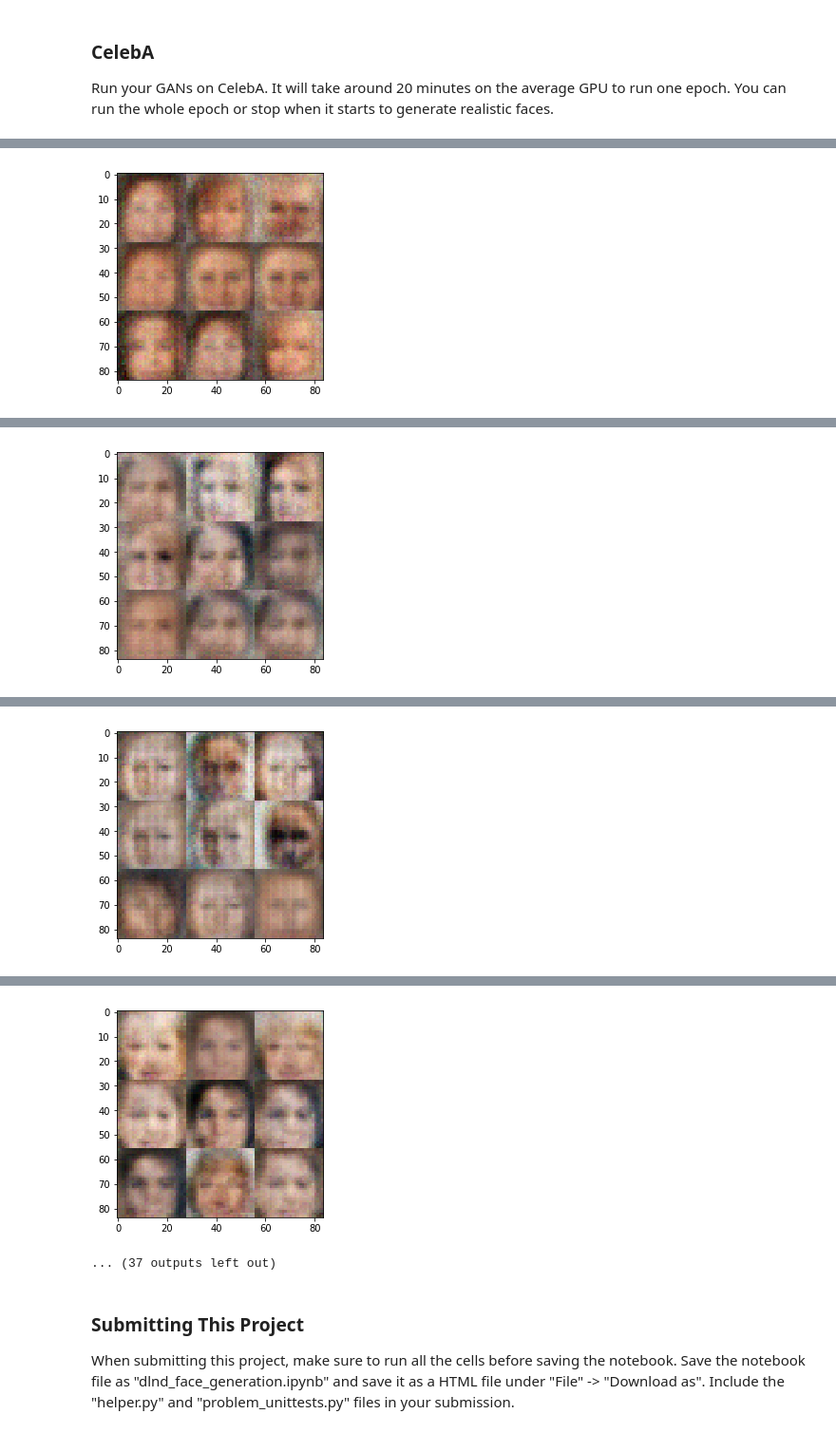
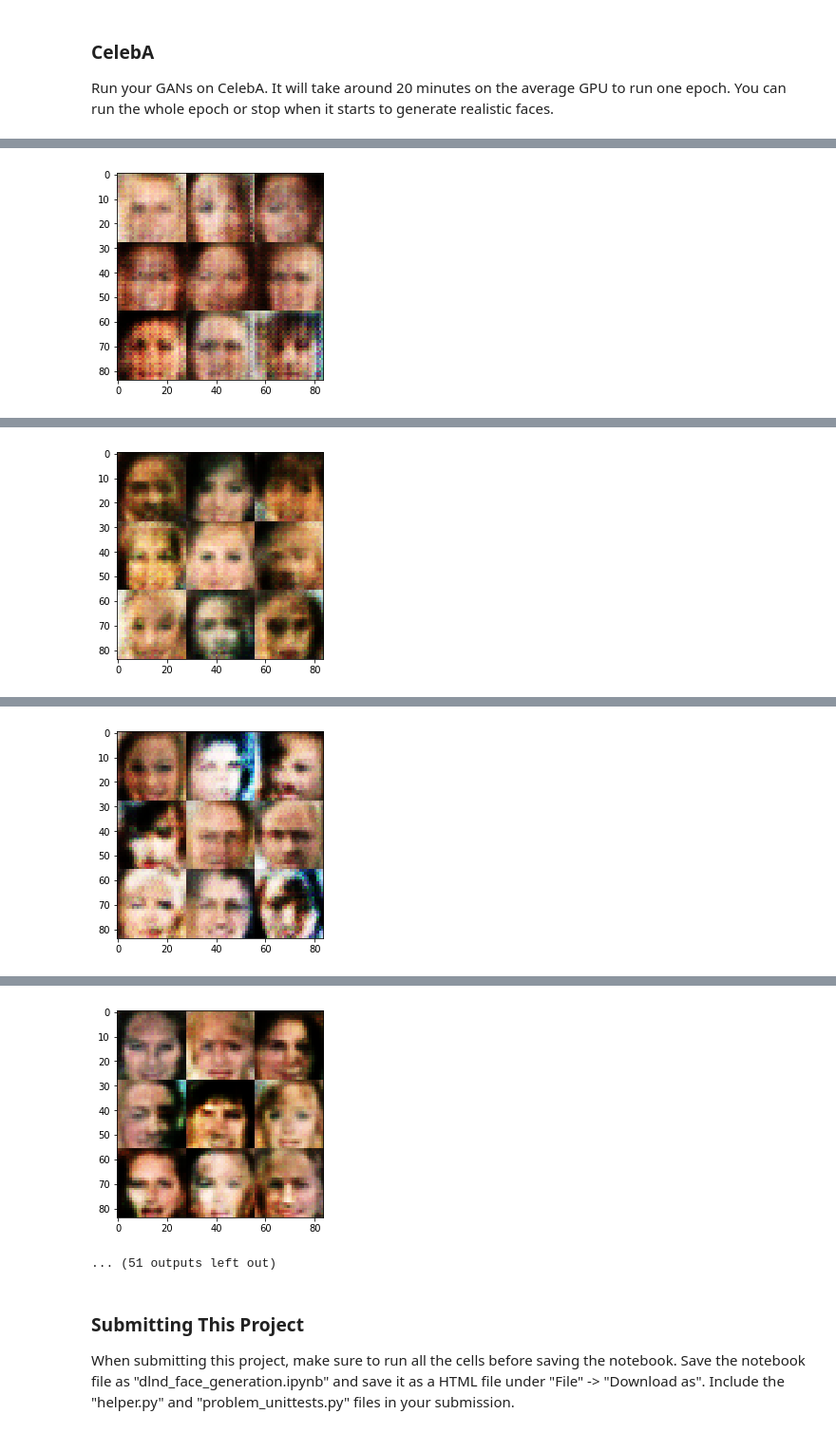
Before and after one commit to matheuslrsouza/deep-learning, a Jupyter notebook: face_generation/dlnd_face_generation.ipynb, the cells around one changed output, grey strips where cells are left out. Shown at 95% size. Cells and saved outputs as stored; diff of their text form; code cells hidden in the pictures.

```diff
--- a/face_generation/dlnd_face_generation.ipynb
+++ b/face_generation/dlnd_face_generation.ipynb
@@ -403,7 +470,7 @@ KeyboardInterrupt:
 Run your GANs on CelebA.  It will take around 20 minutes on the average GPU to run one epoch.  You can run the whole epoch or stop when it starts to generate realistic faces.
 # %%
 batch_size = 128
-z_dim = 3
+z_dim = 100
 learning_rate = 0.0002
 beta1 = 0.5
 
@@ -411,7 +478,7 @@ beta1 = 0.5
 """
 DON'T MODIFY ANYTHING IN THIS CELL THAT IS BELOW THIS LINE
 """
-epochs = 4
+epochs = 2
 
 celeba_dataset = helper.Dataset('celeba', glob(os.path.join(data_dir, 'img_align_celeba/*.jpg')))
 with tf.Graph().as_default():
@@ -453 +520 @@ Epoch 1/4... Discriminator Loss: 0.4817... Generator Loss: 1.6141
-[figure, old version]
+[figure, new version]
@@ -464 +531 @@ Epoch 1/4... Discriminator Loss: 0.7938... Generator Loss: 1.9928
-[figure, old version]
+[figure, new version]
@@ -475 +542 @@ Epoch 1/4... Discriminator Loss: 0.4909... Generator Loss: 1.5600
-[figure, old version]
+[figure, new version]
@@ -486,5 +553,5 @@ Epoch 1/4... Discriminator Loss: 1.2660... Generator Loss: 3.8199
-[figure, old version]
+[figure, new version]
-... (37 outputs left out)
+... (51 outputs left out)
 # %% [markdown]
 ### Submitting This Project
 When submitting this project, make sure to run all the cells before saving the notebook. Save the notebook file as "dlnd_face_generation.ipynb" and save it as a HTML file under "File" -> "Download as". Include the "helper.py" and "problem_unittests.py" files in your submission.
```
Also changed, not shown: parts of 6 cells of this notebook.
